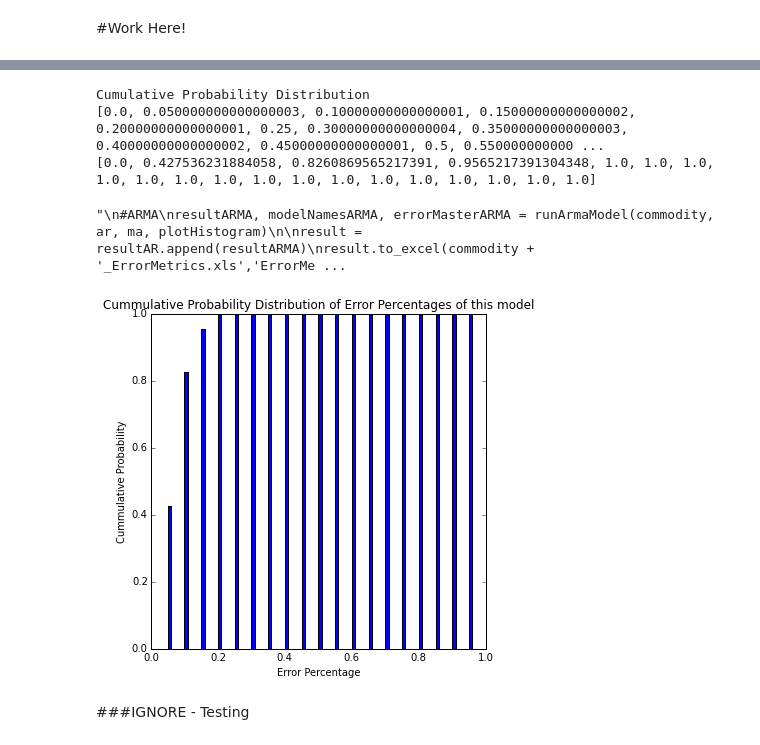
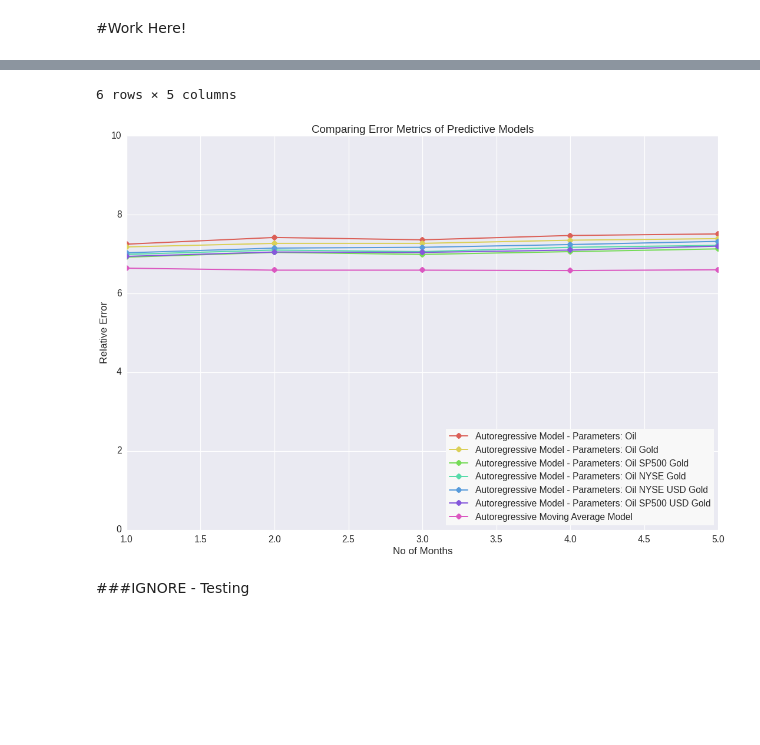
Before and after one commit to Sree-vathsan/CSE591-Data-Science-Project, a Jupyter notebook: RefactoredOilGold.ipynb, the cells around one changed output, grey strips where cells are left out. Saved outputs shown, nothing was run; the diff lists cells and outputs as text; code cells hidden in the pictures; blank space fills up the shorter version.

```diff
--- a/RefactoredOilGold.ipynb
+++ b/RefactoredOilGold.ipynb
@@ -483,7 +483,7 @@ def runAutoregressionModel(commodity, inputModels, model, maxMonths, plotHistogr
                 ctr = ctr + 1
 
         #ppl.plot(nMonths,relErrModel, linewidth=2, linestyle=linestyles[m-1], color=colors[m-1], label=modelName, marker='o')
-        computeCumProb(yPred, yArrTest, modelName)
+        #computeCumProb(yPred, yArrTest, modelName)
 
         if m==0:
             relErrModelMaster = relErrModel
@@ -596,23 +596,21 @@ inputModels_gold = [
                 np.array([1,1,1,1,1,1])
                ]
 '''
-inputModels_gold = [
-                np.array([1,1,1,1,1,1])
-                ]
+
 maxMonths = 5
 plotHistogram = False
 model = 0
 
 #Change oil/gold
-commodity = gold
-inputModels = inputModels_gold
+commodity = oil
+inputModels = inputModels_oil
 
 #Autoregressive
 resultAR, modelNamesAR, errorMasterAR = runAutoregressionModel(commodity, inputModels, model, maxMonths, plotHistogram)
 
 ar = 5
 ma = 0
-'''
+
 #ARMA
 resultARMA, modelNamesARMA, errorMasterARMA = runArmaModel(commodity, ar, ma, plotHistogram)
 
@@ -627,5 +625,4 @@ generateModelComparisonGraph(modelNames, error)
 #generateModelComparisonGraph(modelNamesAR, errorMasterAR)
 
 resultAR
-'''
 # %% [output]
@@ -632,8 +636,5 @@ resultAR
-Cumulative Probability Distribution
-[0.0, 0.050000000000000003, 0.10000000000000001, 0.15000000000000002, 0.20000000000000001, 0.25, 0.30000000000000004, 0.35000000000000003, 0.40000000000000002, 0.45000000000000001, 0.5, 0.550000000000 ...
-[0.0, 0.427536231884058, 0.8260869565217391, 0.9565217391304348, 1.0, 1.0, 1.0, 1.0, 1.0, 1.0, 1.0, 1.0, 1.0, 1.0, 1.0, 1.0, 1.0, 1.0, 1.0, 1.0]
+6 rows × 5 columns
-"\n#ARMA\nresultARMA, modelNamesARMA, errorMasterARMA = runArmaModel(commodity, ar, ma, plotHistogram)\n\nresult = resultAR.append(resultARMA)\nresult.to_excel(commodity + '_ErrorMetrics.xls','ErrorMe ...
-[figure, old version]
+[figure, new version]
 # %% [markdown]
 ###IGNORE - Testing
 # %%
```
Also changed, not shown: parts of 8 cells of this notebook.
